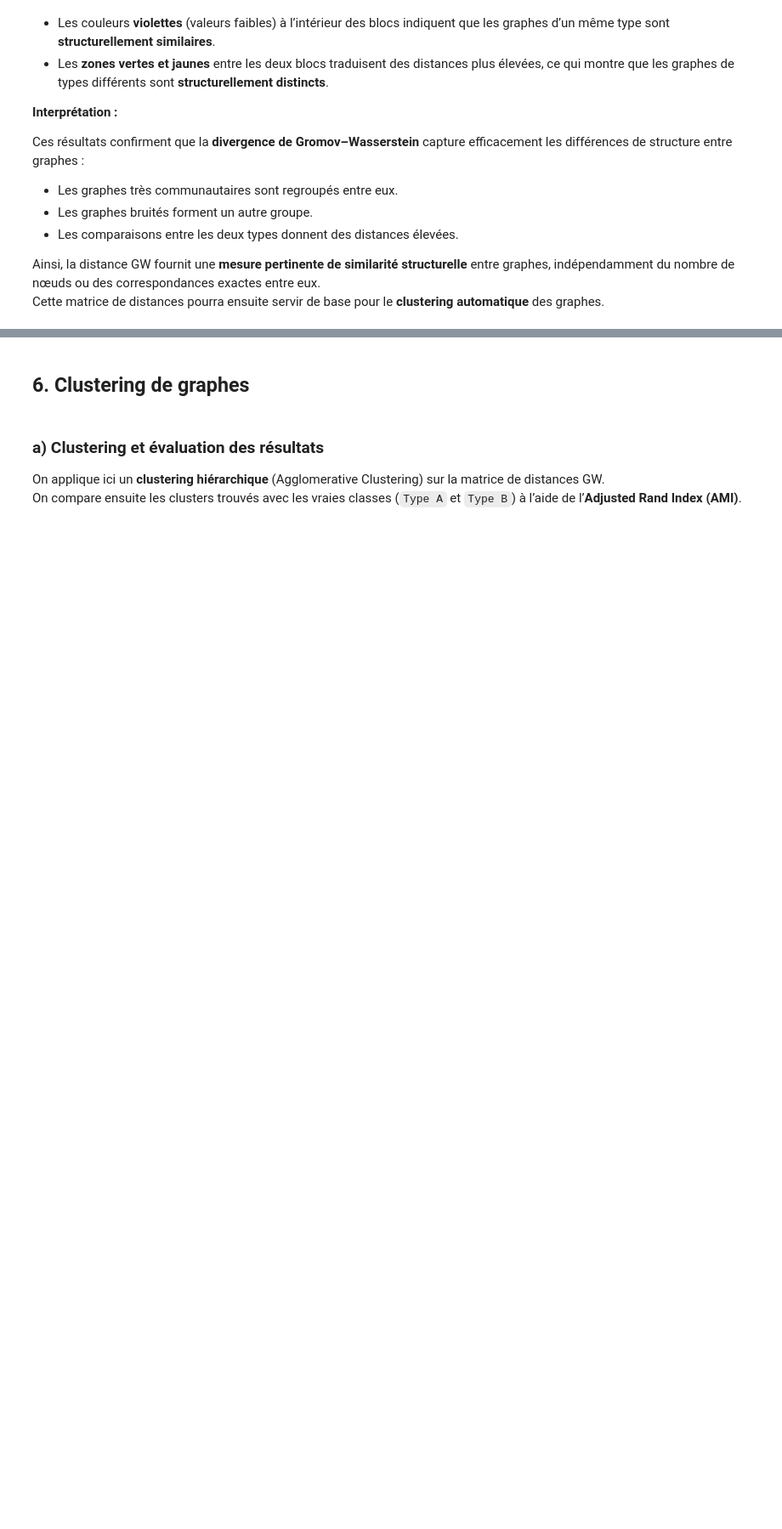
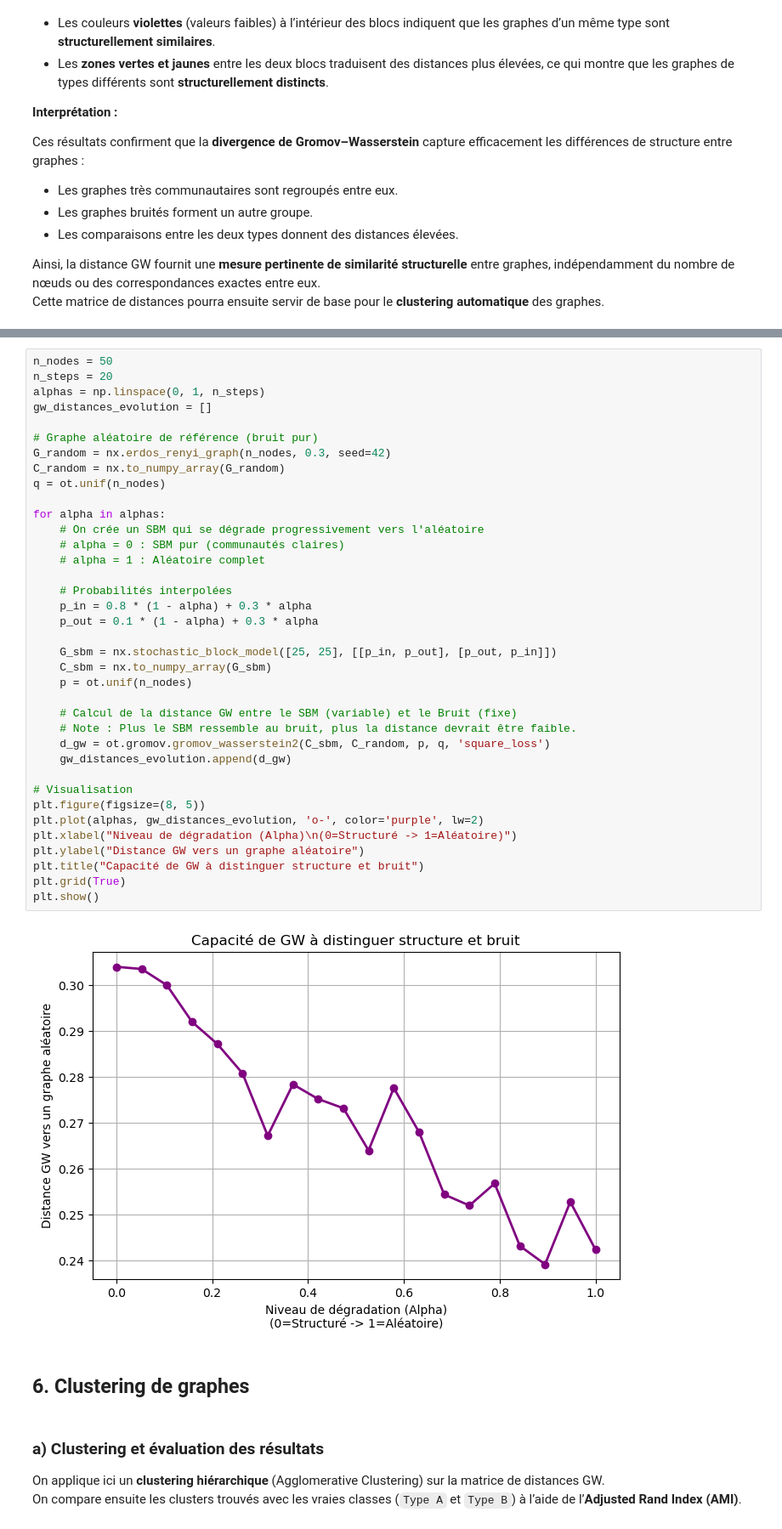
Before and after one commit to Mathis1610/opti, a Jupyter notebook: Projet_Divergence_de_GW.ipynb, the cells around one changed output, grey strips where cells are left out. Shown at 85% size. Saved outputs shown, nothing was run; the diff lists cells and outputs as text; blank space fills up the shorter version.

```diff
--- a/Projet_Divergence_de_GW.ipynb
+++ b/Projet_Divergence_de_GW.ipynb
@@ -401,3 +403,42 @@ Cette matrice de distances pourra ensuite servir de base pour le **clustering au
+# %%
+n_nodes = 50
+n_steps = 20
+alphas = np.linspace(0, 1, n_steps)
+gw_distances_evolution = []
+
+# Graphe aléatoire de référence (bruit pur)
+G_random = nx.erdos_renyi_graph(n_nodes, 0.3, seed=42)
+C_random = nx.to_numpy_array(G_random)
+q = ot.unif(n_nodes)
+
+for alpha in alphas:
+    # On crée un SBM qui se dégrade progressivement vers l'aléatoire
+    # alpha = 0 : SBM pur (communautés claires)
+    # alpha = 1 : Aléatoire complet
+
+    # Probabilités interpolées
+    p_in = 0.8 * (1 - alpha) + 0.3 * alpha
+    p_out = 0.1 * (1 - alpha) + 0.3 * alpha
+
+    G_sbm = nx.stochastic_block_model([25, 25], [[p_in, p_out], [p_out, p_in]])
+    C_sbm = nx.to_numpy_array(G_sbm)
+    p = ot.unif(n_nodes)
+
+    # Calcul de la distance GW entre le SBM (variable) et le Bruit (fixe)
+    # Note : Plus le SBM ressemble au bruit, plus la distance devrait être faible.
+    d_gw = ot.gromov.gromov_wasserstein2(C_sbm, C_random, p, q, 'square_loss')
+    gw_distances_evolution.append(d_gw)
+
+# Visualisation
+plt.figure(figsize=(8, 5))
+plt.plot(alphas, gw_distances_evolution, 'o-', color='purple', lw=2)
+plt.xlabel("Niveau de dégradation (Alpha)\n(0=Structuré -> 1=Aléatoire)")
+plt.ylabel("Distance GW vers un graphe aléatoire")
+plt.title("Capacité de GW à distinguer structure et bruit")
+plt.grid(True)
+plt.show()
+# %% [output]
+[figure, added]
 # %% [markdown]
 ## 6. Clustering de graphes
 # %% [markdown]
```
Also changed, not shown: parts of 9 cells of this notebook.
